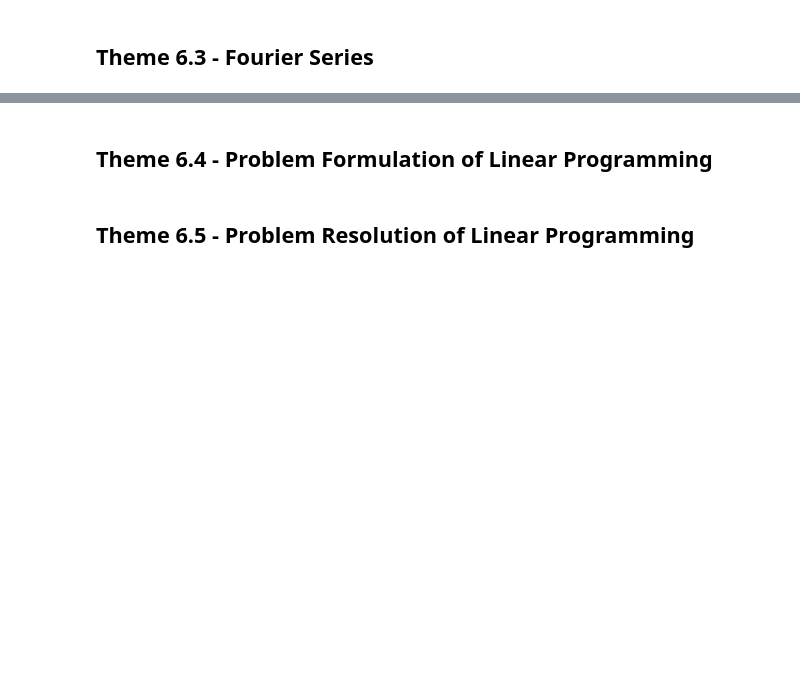
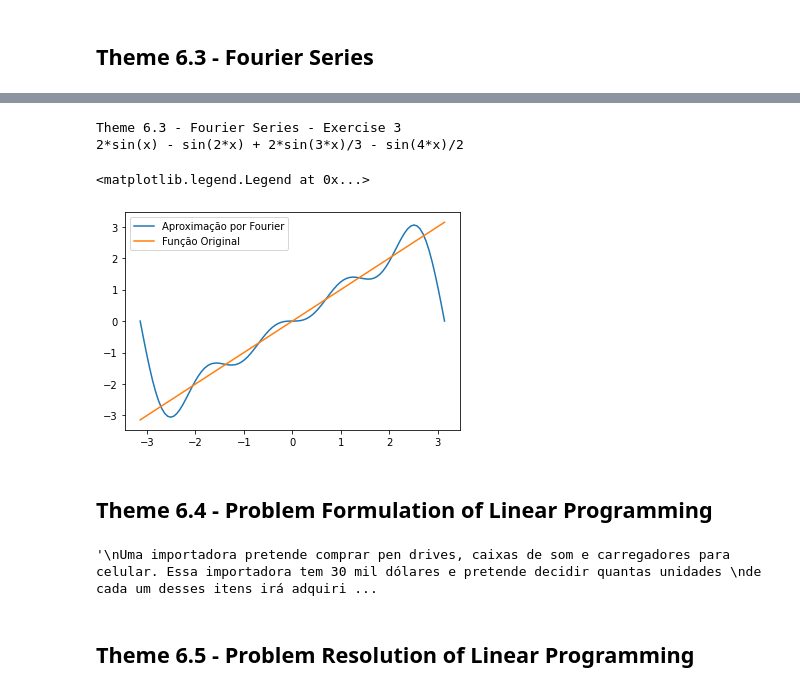
Before and after one commit to edilsonolegario/edilsonolegario, a Jupyter notebook: Ferramentas_Matemáticas_Aplicadas.ipynb, the cells around one changed output, grey strips where cells are left out. Drawn from its saved outputs; the diff is of its cells as text; code cells hidden in the pictures; blank space fills up the shorter version.

```diff
--- a/Ferramentas_Matemáticas_Aplicadas.ipynb
+++ b/Ferramentas_Matemáticas_Aplicadas.ipynb
@@ -1849,4 +1908,72 @@ Theme 6.2 - Interpolation - Exercise 3
+# %%
+# Theme 6.3 - Fourier Series
+
+"""
+Obtenha, por meio de s[erie de Fourier, aproximações para a função u=x utilizando 2, 3 e 4 termos da série. Faça os respectivos gráficos.
+"""
+print('Theme 6.3 - Fourier Series - Exercise 3')
+from sympy import*
+x,f=symbols('x f')
+init_printing()
+f=x
+s=fourier_series(f, (x, -pi, pi))
+Fourier=s.truncate(4) # Termos
+print(Fourier)
+
+import matplotlib.pyplot as plt
+import numpy as np
+x=np.linspace(-np.pi, np.pi, 100)
+f=x
+y=2*np.sin(x)-np.sin(2*x)+2*np.sin(3*x)/3-np.sin(4*x)/2
+plt.plot(x,y,x,f)
+plt.legend(['Aproximação por Fourier', 'Função Original'], loc=2)
+# %% [output]
+Theme 6.3 - Fourier Series - Exercise 3
+2*sin(x) - sin(2*x) + 2*sin(3*x)/3 - sin(4*x)/2
+<matplotlib.legend.Legend at 0x...>
+[figure, added]
 # %% [markdown]
 ## Theme 6.4 - Problem Formulation of Linear Programming
+# %%
+# Theme 6.4 - Problem Formulation of Linear Programming
+
+"""
+Uma importadora pretende comprar pen drives, caixas de som e carregadores para celular. Essa importadora tem 30 mil dólares e pretende decidir quantas unidades
+de cada um desses itens irá adquirir de modo a maximixar o lucro referente à posterior venda dessas mercadorias.
+
+As informações relacionadas a cada um dos itens são
+
+Item          Preço de Custo    Lucro Unitário    Quantidade Mínima   Quantidade Máxima
+Caixa de Som      $5.90             $7.10               50                  200
+Carregador        $2.38             $2.52               200
+Pen Drive         $2.90             $2.00               100
+
+Resolva o problema como um prolema de programação linear
+
+Variaveis
+  x1 = Quantidade de Caixas de Som
+  x2 = Quantidade de Carregadorees par Celular
+  x3 = Quantidade de Pen Drives
+
+Função Objetivo
+  max L=7.10x1+2.52x2+2.00x3 (Maximizar o Lucro)
+
+Restrições
+  5.90x1+2.38x2+2.90x3<=30000 (Preçode Custo x Limite de 30 mil)
+  x1>=50  (Quantidade Minima)
+  x1<=200 (Quantidade Máxima)
+  x2>=200 (Quantidade Minima)
+  x3>=100 (Quantidade Minima)
+
+Formulação
+  max L=7.10x1+2.52x2+2.00x3
+  5.90x1+2.38x2+2.90x3<=30000
+  x1>=50
+  x1<=200
+  x2>=200
+  x3>=100
+"""
+# %% [output]
+'\nUma importadora pretende comprar pen drives, caixas de som e carregadores para celular. Essa importadora tem 30 mil dólares e pretende decidir quantas unidades \nde cada um desses itens irá adquiri ...
 # %% [markdown]
 ## Theme 6.5 - Problem Resolution of Linear Programming
```
Also changed, not shown: parts of 27 cells of this notebook.
